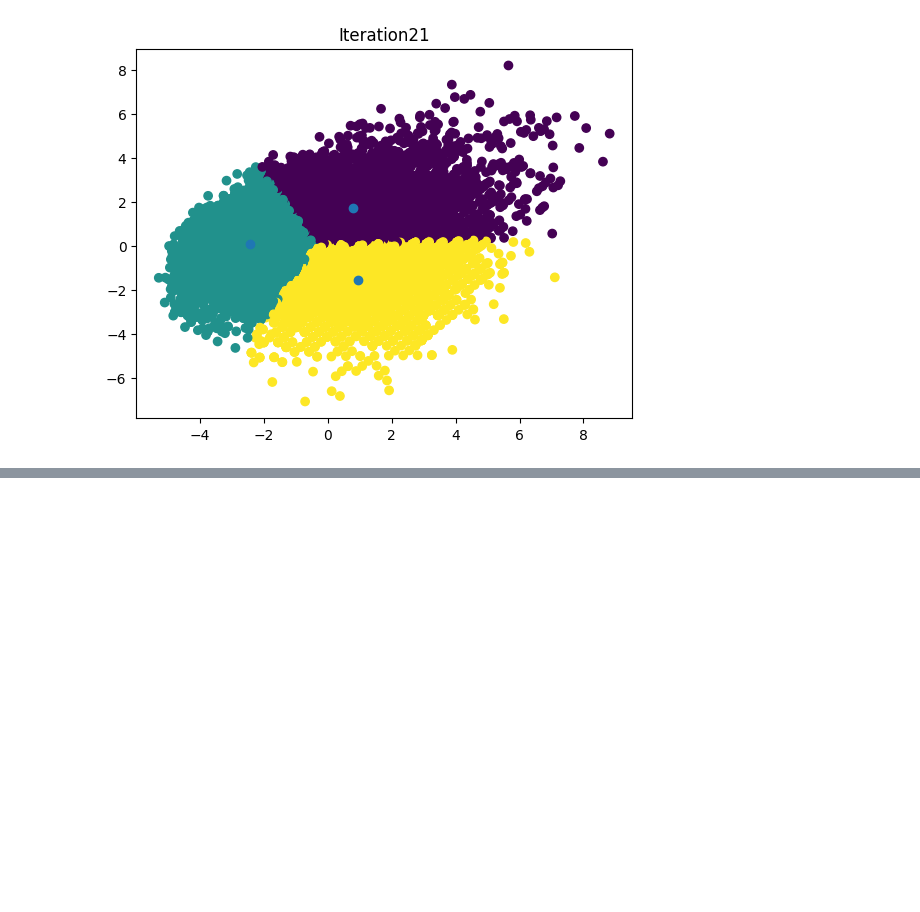
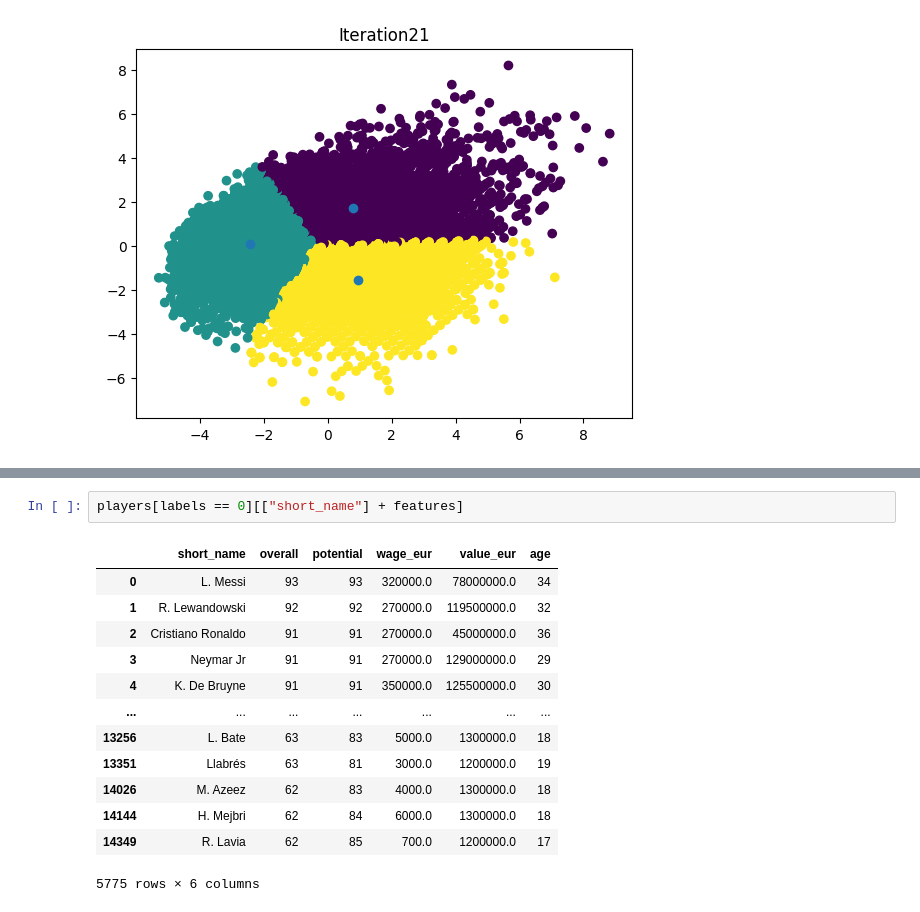
Before and after one commit to MehulPardeshi/ML-Projects, a Jupyter notebook: K_means_Clustering/K_means.ipynb, the cells around one changed output, grey strips where cells are left out. Drawn from its saved outputs; the diff is of its cells as text; blank space fills up the shorter version.

```diff
--- a/K_means_Clustering/K_means.ipynb
+++ b/K_means_Clustering/K_means.ipynb
@@ -129,0 +146,16 @@ while iteration < max_iterations and not centroids.equals(old_centroids):
+# %%
+players[labels == 0][["short_name"] + features]
+# %% [output]
+|  | short_name | overall | potential | wage_eur | value_eur | age |
+| 0 | L. Messi | 93 | 93 | 320000.0 | 78000000.0 | 34 |
+| 1 | R. Lewandowski | 92 | 92 | 270000.0 | 119500000.0 | 32 |
+| 2 | Cristiano Ronaldo | 91 | 91 | 270000.0 | 45000000.0 | 36 |
+| 3 | Neymar Jr | 91 | 91 | 270000.0 | 129000000.0 | 29 |
+| 4 | K. De Bruyne | 91 | 91 | 350000.0 | 125500000.0 | 30 |
+| ... | ... | ... | ... | ... | ... | ... |
+| 13256 | L. Bate | 63 | 83 | 5000.0 | 1300000.0 | 18 |
+| 13351 | Llabrés | 63 | 81 | 3000.0 | 1200000.0 | 19 |
+| 14026 | M. Azeez | 62 | 83 | 4000.0 | 1300000.0 | 18 |
+| 14144 | H. Mejbri | 62 | 84 | 6000.0 | 1300000.0 | 18 |
+| 14349 | R. Lavia | 62 | 85 | 700.0 | 1200000.0 | 17 |
+5775 rows × 6 columns
```
Also changed, not shown: parts of 4 cells of this notebook.
